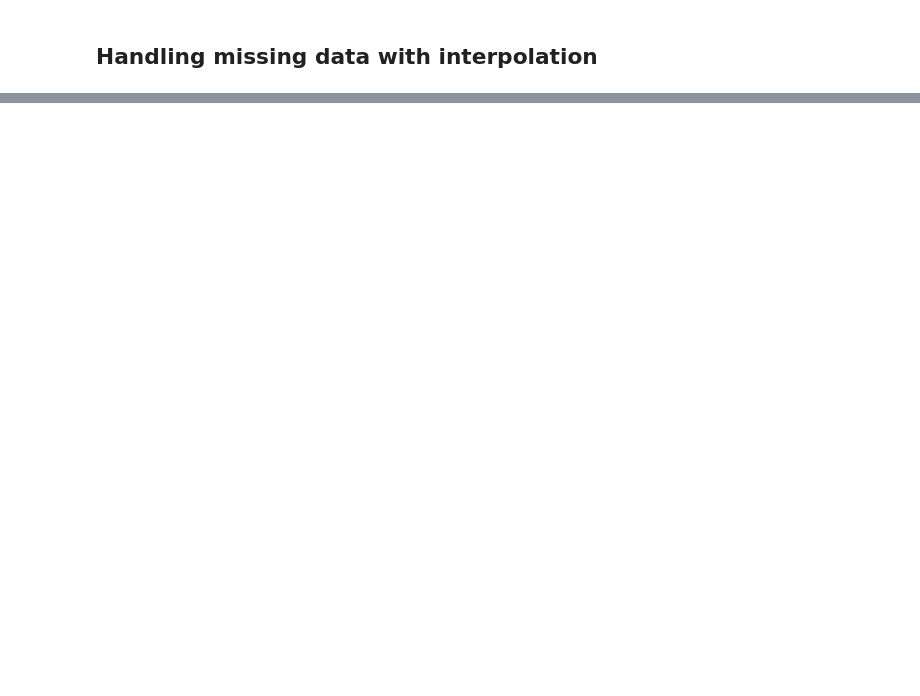
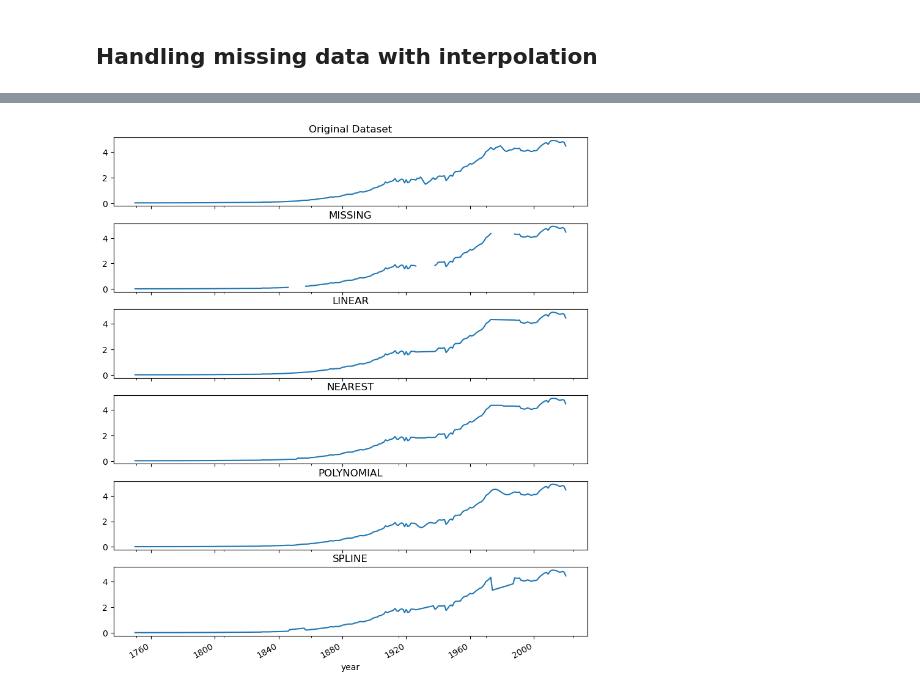
Before and after one commit to ricksiple/Time-Series-Analysis-with-Python-Cookbook-Second-Edition, a Jupyter notebook: work/Ch7.ipynb, the cells around one changed output, grey strips where cells are left out. Drawn from its saved outputs; the diff is of its cells as text; code cells hidden in the pictures; blank space fills up the shorter version.

```diff
--- a/work/Ch7.ipynb
+++ b/work/Ch7.ipynb
@@ -311,2 +337,23 @@ plot_dfs(clicks_original, clicks_missing, 'clicks')
 # %% [markdown]
 ## Handling missing data with interpolation
+# %%
+folder = Path('../datasets/Ch7/')
+co2_original = read_dataset(folder, 'co2_original.csv', 'year')
+co2_missing = read_dataset(folder, 'co2_missing_only.csv', 'year')
+clicks_original = read_dataset(folder, 'clicks_original.csv', 'date')
+clicks_missing = read_dataset(folder, 'clicks_missing.csv', 'date')
+# %%
+interpolations = ['linear', 'quadratic', 'nearest', 'cubic']
+for intp in interpolations:
+    co2_missing[intp] = co2_missing['co2'].interpolate(method=intp)
+    clicks_missing[intp] = clicks_missing['clicks'].interpolate(method=intp)
+# %%
+co2_missing['spline'] = \
+    co2_missing['co2'].interpolate(method='spline', order=2)
+clicks_missing['spline'] = \
+    clicks_missing['clicks'].interpolate(method='spline', order=2)
+
+co2_missing['polynomial'] = \
+    co2_missing['co2'].interpolate(method='polynomial', order=5)
+clicks_missing['polynomial'] = \
+    clicks_missing['clicks'].interpolate(method='polynomial', order=5)
@@ -312,0 +378,5 @@ plot_dfs(clicks_original, clicks_missing, 'clicks')
+# %%
+cols = ['co2', 'linear', 'nearest', 'polynomial', 'spline']
+plot_dfs(co2_original, co2_missing[cols], 'co2')
+# %% [output]
+[figure, added]
```
Also changed, not shown: parts of 9 cells of this notebook, 2 other files.
